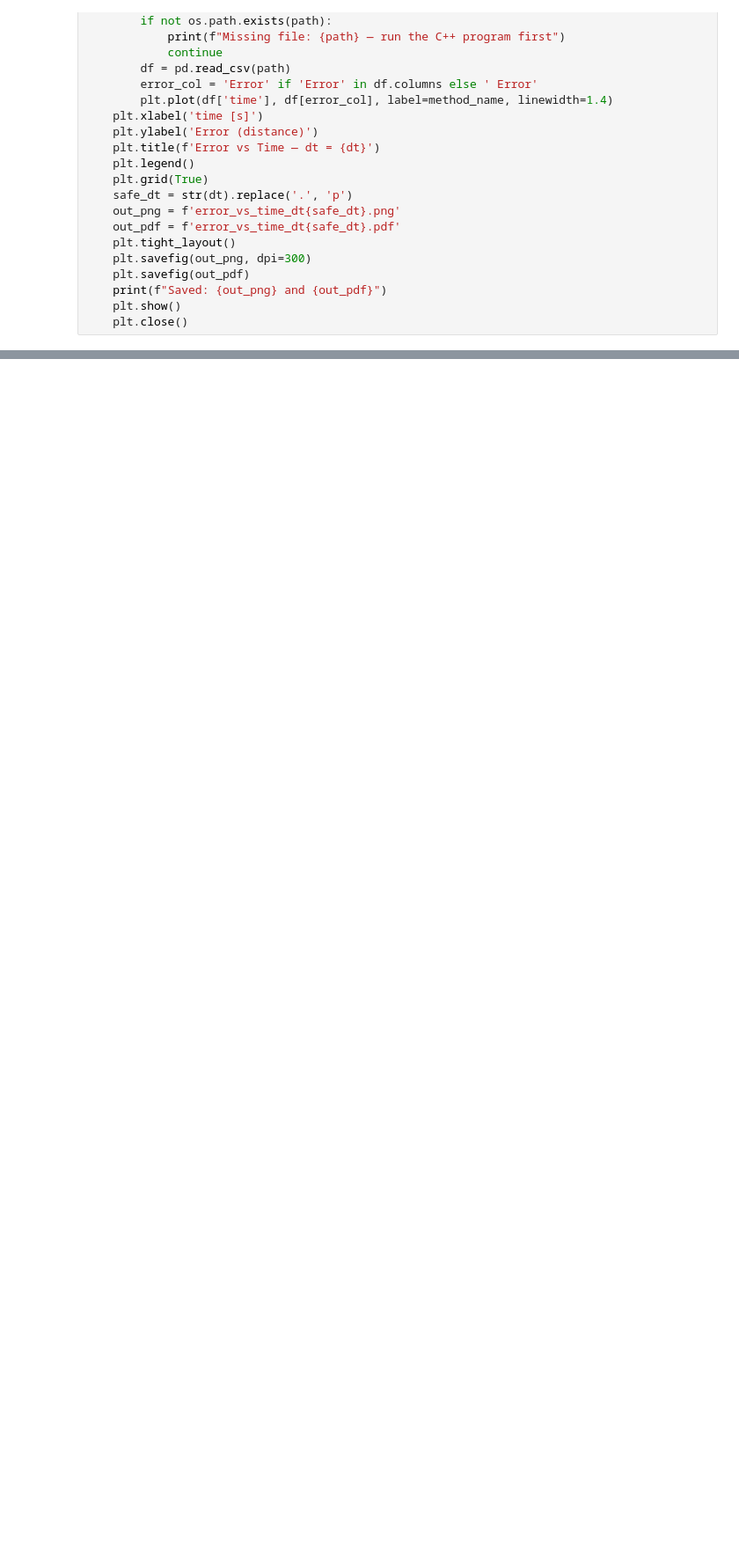
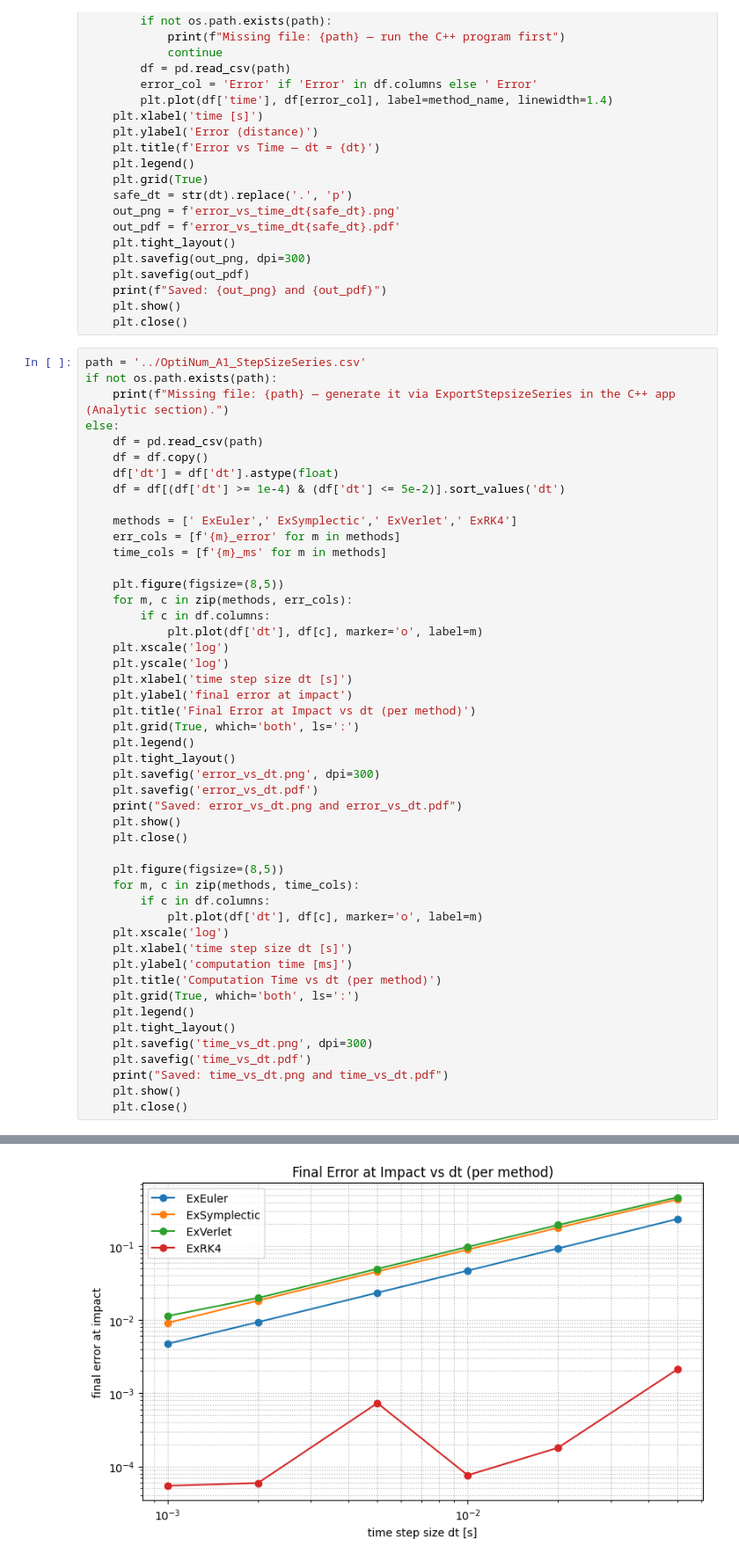
Before and after one commit to regevson/numoptuibk, a Jupyter notebook: assignment1/src/errors/error_plots.ipynb, the cells around one changed output, grey strips where cells are left out. Shown: that part at 88% size. Cells and saved outputs as stored; diff of their text form; blank space fills up the shorter version.

```diff
--- a/assignment1/src/errors/error_plots.ipynb
+++ b/assignment1/src/errors/error_plots.ipynb
@@ -44,3 +44,52 @@ for dt, methods in files.items():
     print(f"Saved: {out_png} and {out_pdf}")
     plt.show()
     plt.close()
+# %%
+path = '../OptiNum_A1_StepSizeSeries.csv'
+if not os.path.exists(path):
+    print(f"Missing file: {path} — generate it via ExportStepsizeSeries in the C++ app (Analytic section).")
+else:
+    df = pd.read_csv(path)
+    df = df.copy()
+    df['dt'] = df['dt'].astype(float)
+    df = df[(df['dt'] >= 1e-4) & (df['dt'] <= 5e-2)].sort_values('dt')
+
+    methods = [' ExEuler',' ExSymplectic',' ExVerlet',' ExRK4']
+    err_cols = [f'{m}_error' for m in methods]
+    time_cols = [f'{m}_ms' for m in methods]
+
+    plt.figure(figsize=(8,5))
+    for m, c in zip(methods, err_cols):
+        if c in df.columns:
+            plt.plot(df['dt'], df[c], marker='o', label=m)
+    plt.xscale('log')
+    plt.yscale('log')
+    plt.xlabel('time step size dt [s]')
+    plt.ylabel('final error at impact')
+    plt.title('Final Error at Impact vs dt (per method)')
+    plt.grid(True, which='both', ls=':')
+    plt.legend()
+    plt.tight_layout()
+    plt.savefig('error_vs_dt.png', dpi=300)
+    plt.savefig('error_vs_dt.pdf')
+    print("Saved: error_vs_dt.png and error_vs_dt.pdf")
+    plt.show()
+    plt.close()
+
+    plt.figure(figsize=(8,5))
+    for m, c in zip(methods, time_cols):
+        if c in df.columns:
+            plt.plot(df['dt'], df[c], marker='o', label=m)
+    plt.xscale('log')
+    plt.xlabel('time step size dt [s]')
+    plt.ylabel('computation time [ms]')
+    plt.title('Computation Time vs dt (per method)')
+    plt.grid(True, which='both', ls=':')
+    plt.legend()
+    plt.tight_layout()
+    plt.savefig('time_vs_dt.png', dpi=300)
+    plt.savefig('time_vs_dt.pdf')
+    print("Saved: time_vs_dt.png and time_vs_dt.pdf")
+    plt.show()
+    plt.close()
+# %% [output]
@@ -46,0 +97 @@ for dt, methods in files.items():
+[figure, added]
```
Also changed, not shown: parts of 1 cell of this notebook, 6 other files.
